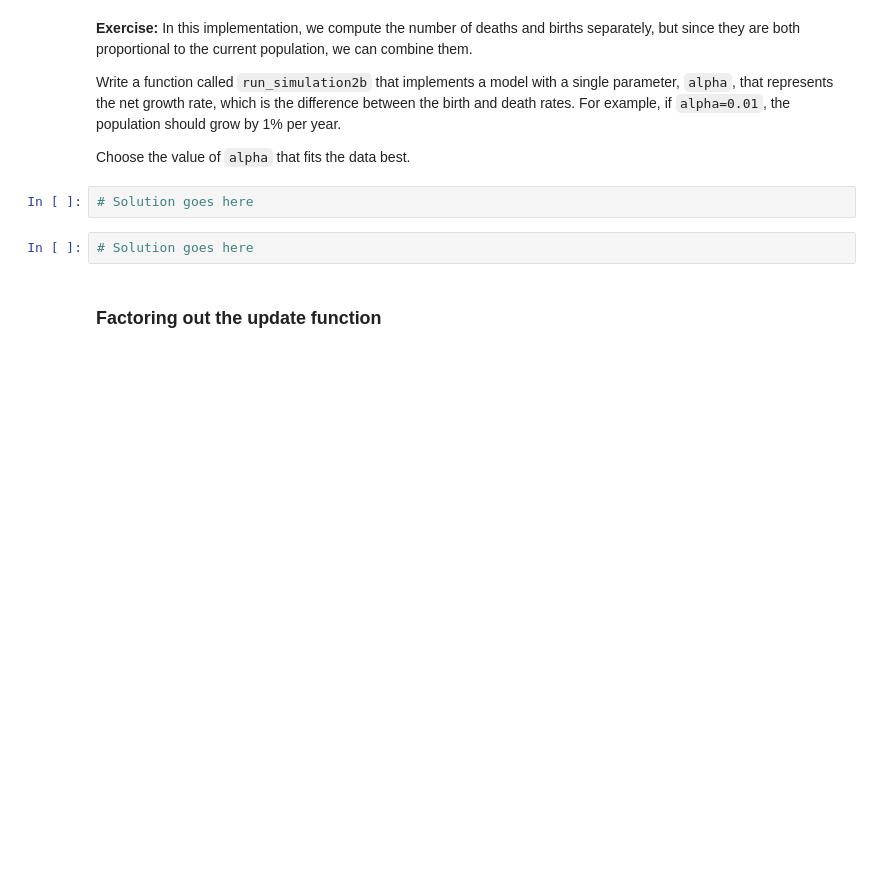
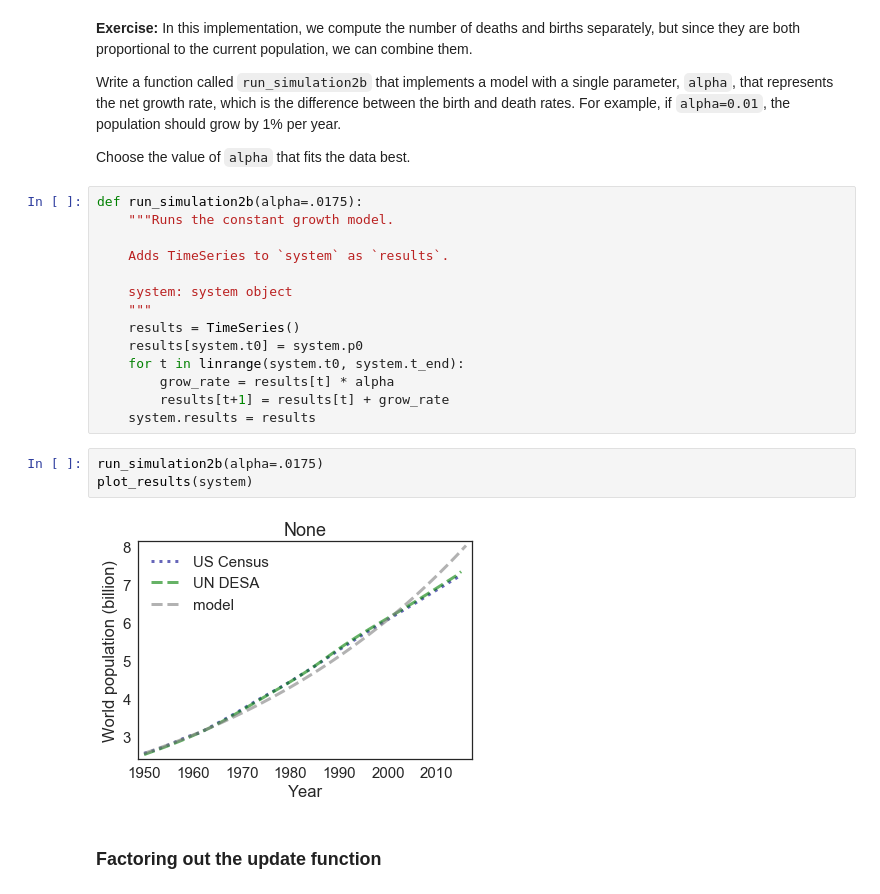
Before and after one commit to shawnalbertson/ModSimPy, a Jupyter notebook: code/chap03-Shawn.ipynb, the cells around one changed output. Saved outputs shown, nothing was run; the diff lists cells and outputs as text; blank space fills up the shorter version.

```diff
--- a/code/chap03-Shawn.ipynb
+++ b/code/chap03-Shawn.ipynb
@@ -541,10 +561,25 @@ The model fits the data pretty well for the first 20 years, but not so well afte
 Write a function called `run_simulation2b` that implements a model with a single parameter, `alpha`, that represents the net growth rate, which is the difference between the birth and death rates.  For example, if `alpha=0.01`, the population should grow by 1% per year.
 
 Choose the value of `alpha` that fits the data best.
-# %%
-# Solution goes here
-# %%
-# Solution goes here
+# %%
+def run_simulation2b(alpha=.0175):
+    """Runs the constant growth model.
+
+    Adds TimeSeries to `system` as `results`.
+
+    system: system object
+    """
+    results = TimeSeries()
+    results[system.t0] = system.p0
+    for t in linrange(system.t0, system.t_end):
+        grow_rate = results[t] * alpha
+        results[t+1] = results[t] + grow_rate
+    system.results = results
+# %%
+run_simulation2b(alpha=.0175)
+plot_results(system)
+# %% [output]
+[figure, added]
 # %% [markdown]
 ### Factoring out the update function
 # %% [markdown]
```
Also changed, not shown: parts of 36 cells of this notebook.
